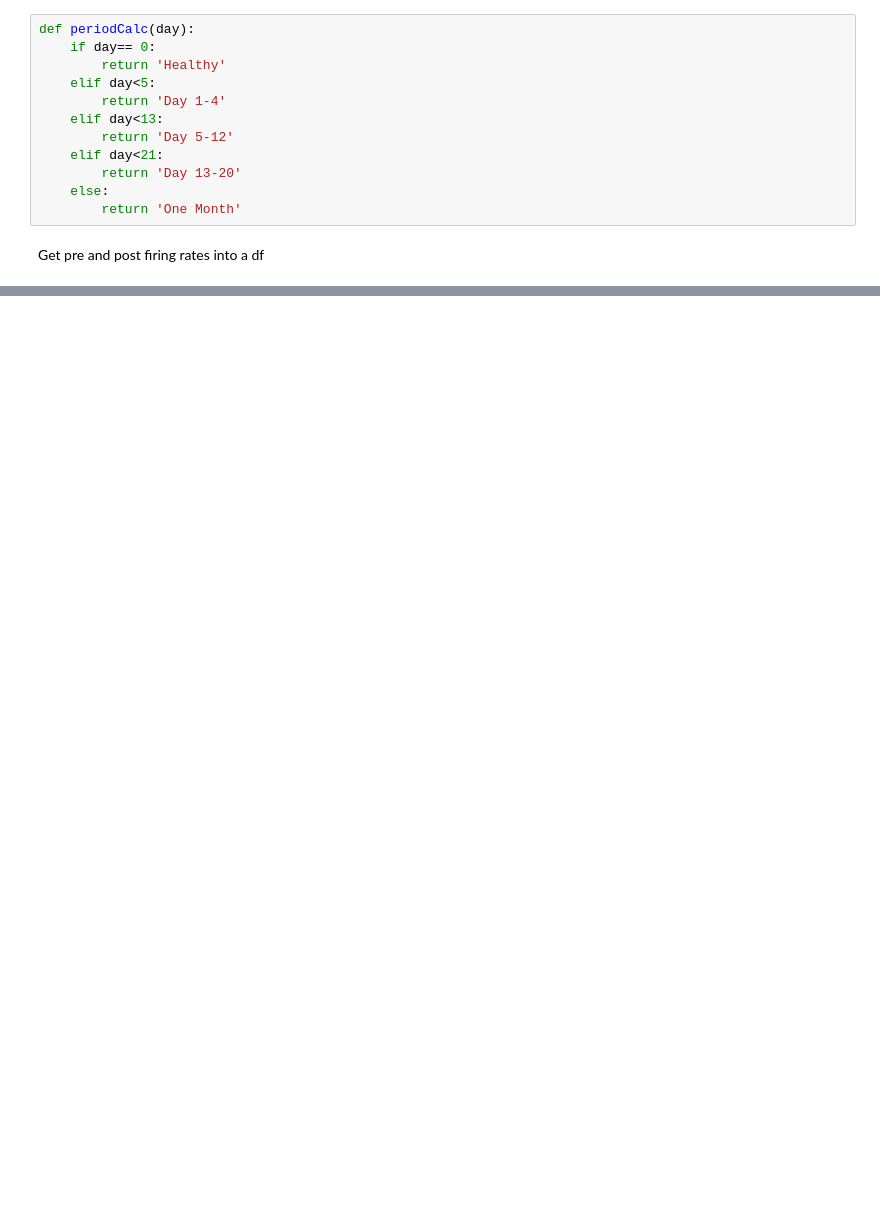
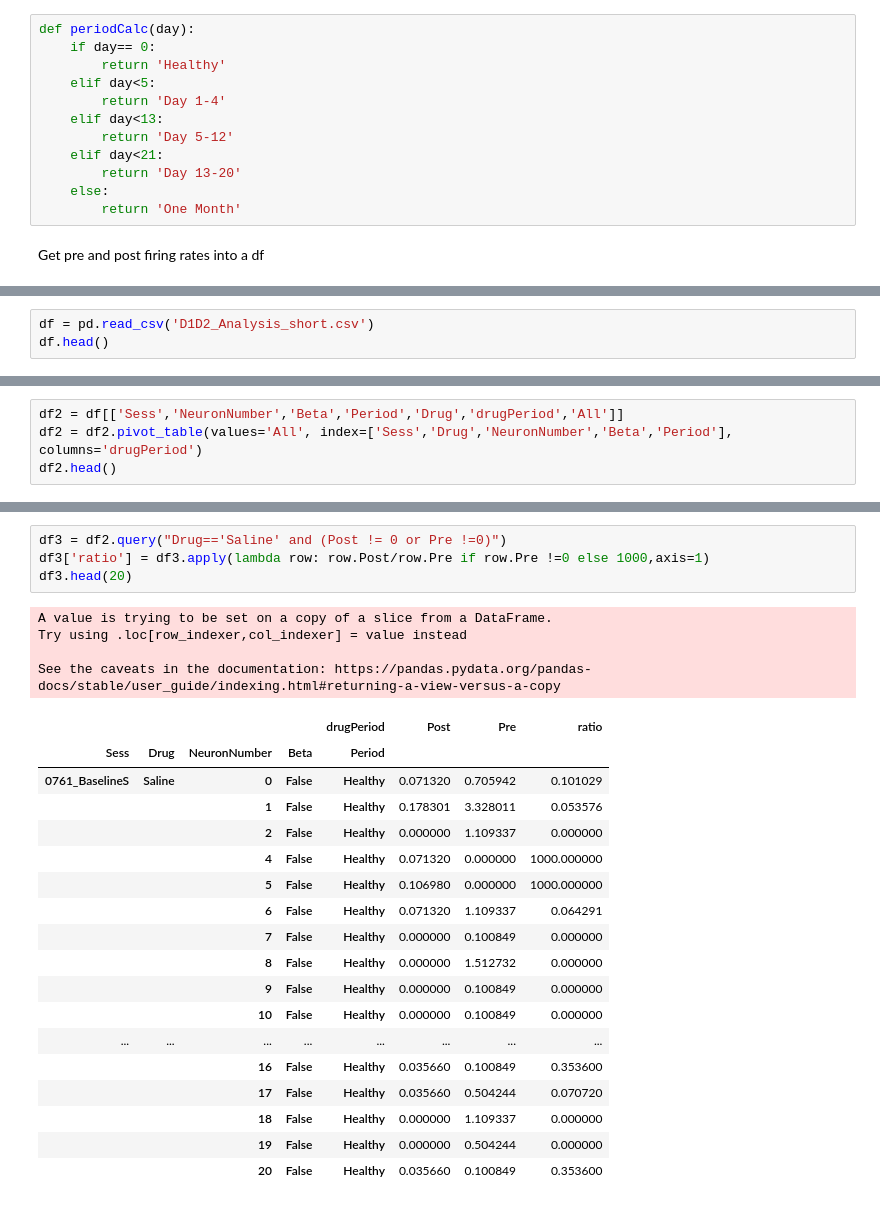
Before and after one commit to HanLabBU/-Dopamine-Depletion-CellReports, a Jupyter notebook: D1D2_analysis.ipynb, the cells around one changed output, grey strips where cells are left out. Saved outputs shown, nothing was run; the diff lists cells and outputs as text; blank space fills up the shorter version.

```diff
--- a/D1D2_analysis.ipynb
+++ b/D1D2_analysis.ipynb
@@ -174,0 +333,3 @@ df.head()
+# %%
+df = pd.read_csv('D1D2_Analysis_short.csv')
+df.head()
@@ -174,0 +344,4 @@ df.head()
+# %%
+df2 = df[['Sess','NeuronNumber','Beta','Period','Drug','drugPeriod','All']]
+df2 = df2.pivot_table(values='All', index=['Sess','Drug','NeuronNumber','Beta','Period'], columns='drugPeriod')
+df2.head()
@@ -174,0 +395,27 @@ df.head()
+# %%
+df3 = df2.query("Drug=='Saline' and (Post != 0 or Pre !=0)")
+df3['ratio'] = df3.apply(lambda row: row.Post/row.Pre if row.Pre !=0 else 1000,axis=1)
+df3.head(20)
+# %% [output]
+A value is trying to be set on a copy of a slice from a DataFrame.
+Try using .loc[row_indexer,col_indexer] = value instead
+
+See the caveats in the documentation: https://pandas.pydata.org/pandas-docs/stable/user_guide/indexing.html#returning-a-view-versus-a-copy
+|  |  |  |  | drugPeriod | Post | Pre | ratio |
+| Sess | Drug | NeuronNumber | Beta | Period |  |  |  |
+| 0761_BaselineS | Saline | 0 | False | Healthy | 0.071320 | 0.705942 | 0.101029 |
+|  |  | 1 | False | Healthy | 0.178301 | 3.328011 | 0.053576 |
+|  |  | 2 | False | Healthy | 0.000000 | 1.109337 | 0.000000 |
+|  |  | 4 | False | Healthy | 0.071320 | 0.000000 | 1000.000000 |
+|  |  | 5 | False | Healthy | 0.106980 | 0.000000 | 1000.000000 |
+|  |  | 6 | False | Healthy | 0.071320 | 1.109337 | 0.064291 |
+|  |  | 7 | False | Healthy | 0.000000 | 0.100849 | 0.000000 |
+|  |  | 8 | False | Healthy | 0.000000 | 1.512732 | 0.000000 |
+|  |  | 9 | False | Healthy | 0.000000 | 0.100849 | 0.000000 |
+|  |  | 10 | False | Healthy | 0.000000 | 0.100849 | 0.000000 |
+| ... | ... | ... | ... | ... | ... | ... | ... |
+|  |  | 16 | False | Healthy | 0.035660 | 0.100849 | 0.353600 |
+|  |  | 17 | False | Healthy | 0.035660 | 0.504244 | 0.070720 |
+|  |  | 18 | False | Healthy | 0.000000 | 1.109337 | 0.000000 |
+|  |  | 19 | False | Healthy | 0.000000 | 0.504244 | 0.000000 |
+|  |  | 20 | False | Healthy | 0.035660 | 0.100849 | 0.353600 |
```
Also changed, not shown: parts of 15 cells of this notebook, 9 other files.
